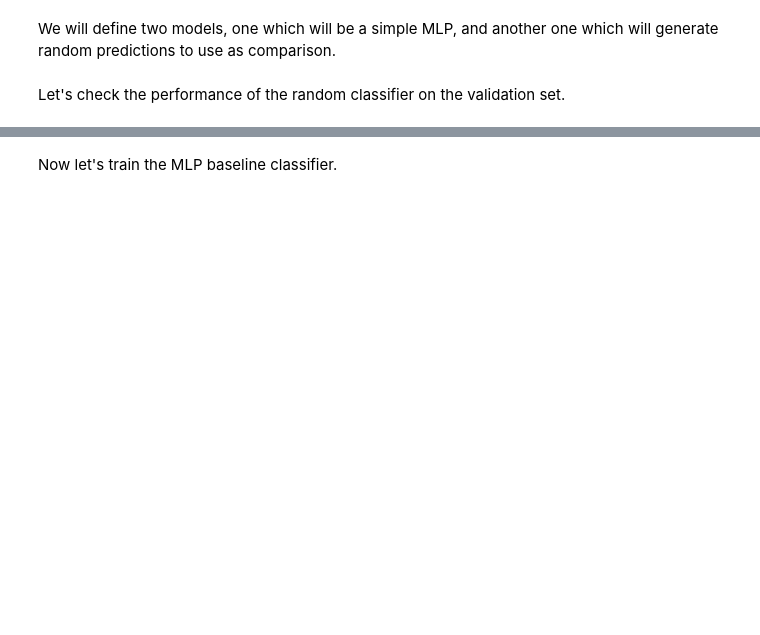
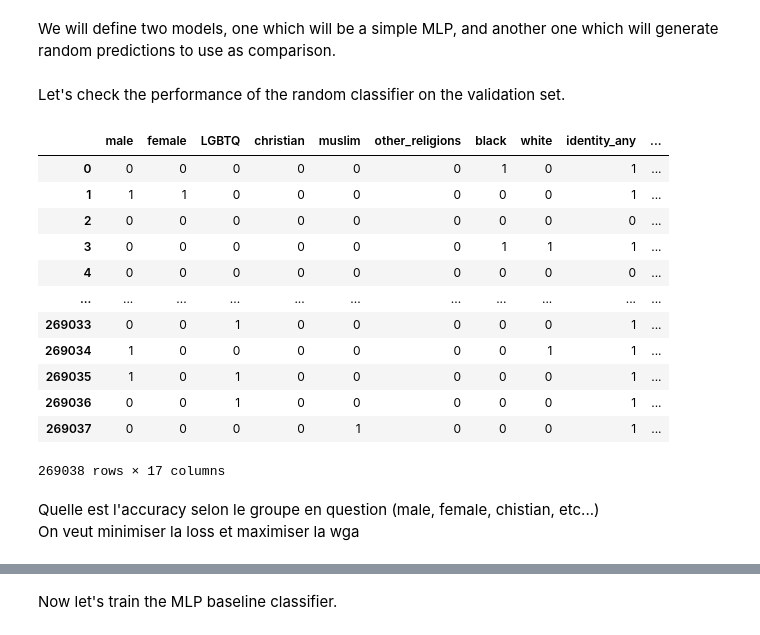
Before and after one commit to TXSpencer/Toxic_Comment_Classification-Kaggle, a Jupyter notebook: kaggle_baseline.ipynb, the cells around one changed output, grey strips where cells are left out. Saved outputs shown, nothing was run; the diff lists cells and outputs as text; code cells hidden in the pictures; blank space fills up the shorter version.

```diff
--- a/kaggle_baseline.ipynb
+++ b/kaggle_baseline.ipynb
@@ -116,6 +150,25 @@ def worst_group_accuracy(prediction, y):
             accuracies.append(group_accuracy)
     wga = np.min(accuracies)
     return wga
+# %%
+train_dataloader.dataset.label
+# %% [output]
+|  | male | female | LGBTQ | christian | muslim | other_religions | black | white | identity_any | ... |
+| 0 | 0 | 0 | 0 | 0 | 0 | 0 | 1 | 0 | 1 | ... |
+| 1 | 1 | 1 | 0 | 0 | 0 | 0 | 0 | 0 | 1 | ... |
+| 2 | 0 | 0 | 0 | 0 | 0 | 0 | 0 | 0 | 0 | ... |
+| 3 | 0 | 0 | 0 | 0 | 0 | 0 | 1 | 1 | 1 | ... |
+| 4 | 0 | 0 | 0 | 0 | 0 | 0 | 0 | 0 | 0 | ... |
+| ... | ... | ... | ... | ... | ... | ... | ... | ... | ... | ... |
+| 269033 | 0 | 0 | 1 | 0 | 0 | 0 | 0 | 0 | 1 | ... |
+| 269034 | 1 | 0 | 0 | 0 | 0 | 0 | 0 | 1 | 1 | ... |
+| 269035 | 1 | 0 | 1 | 0 | 0 | 0 | 0 | 0 | 1 | ... |
+| 269036 | 0 | 0 | 1 | 0 | 0 | 0 | 0 | 0 | 1 | ... |
+| 269037 | 0 | 0 | 0 | 0 | 1 | 0 | 0 | 0 | 1 | ... |
+269038 rows × 17 columns
+# %% [markdown]
+Quelle est l'accuracy selon le groupe en question (male, female, chistian, etc...) \
+On veut minimiser la loss et maximiser la wga
 # %%
 def evaluate_model(model, dataloader, criterion):
     """
```
Also changed, not shown: parts of 9 cells of this notebook, 1 other file.
